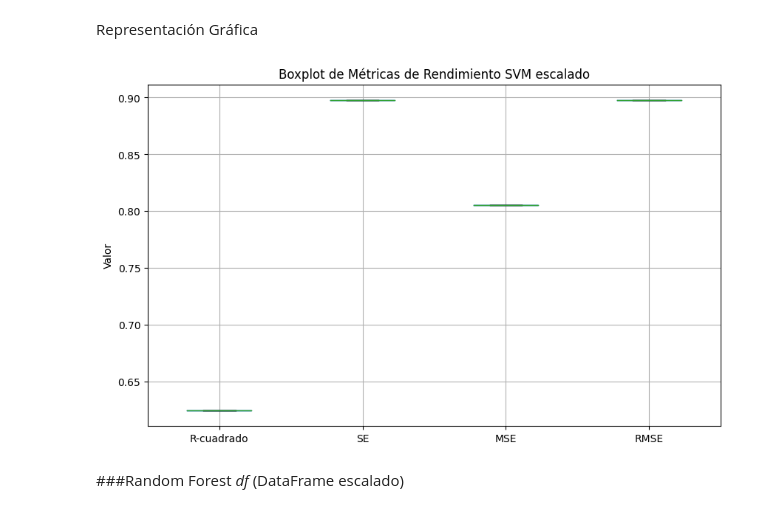
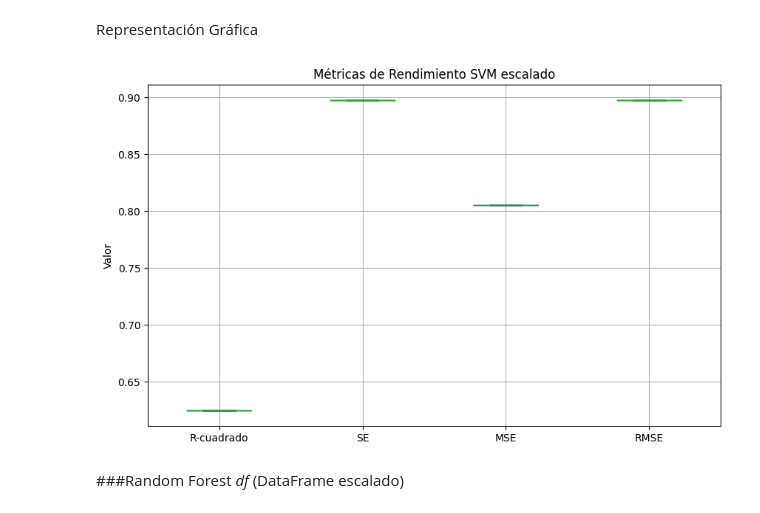
Before and after one commit to Kiroxs/ProyectoML, a Jupyter notebook: Proyecto_Machine_Learning.ipynb, the cells around one changed output. Saved outputs shown, nothing was run; the diff lists cells and outputs as text; code cells hidden in the pictures.

```diff
--- a/Proyecto_Machine_Learning.ipynb
+++ b/Proyecto_Machine_Learning.ipynb
@@ -198,15 +198,15 @@ Representación Gráfica
 # %%
 import matplotlib.pyplot as plt
 
 metrics_df_e = pd.DataFrame({'R-cuadrado': [r2_svme], 'SE': [se_svme], 'MSE': [mse_svme], 'RMSE': [rmse_svme ]})
 
 plt.figure(figsize=(10, 6))
 metrics_df_e.boxplot()
-plt.title('Boxplot de Métricas de Rendimiento SVM escalado')
+plt.title('Métricas de Rendimiento SVM escalado')
 plt.ylabel('Valor')
 plt.show()
 # %% [output]
-[figure, old version]
+[figure, new version]
 # %% [markdown]
 ###Random Forest *df* (DataFrame escalado)
 # %%
```
Also changed, not shown: parts of 3 cells of this notebook.
